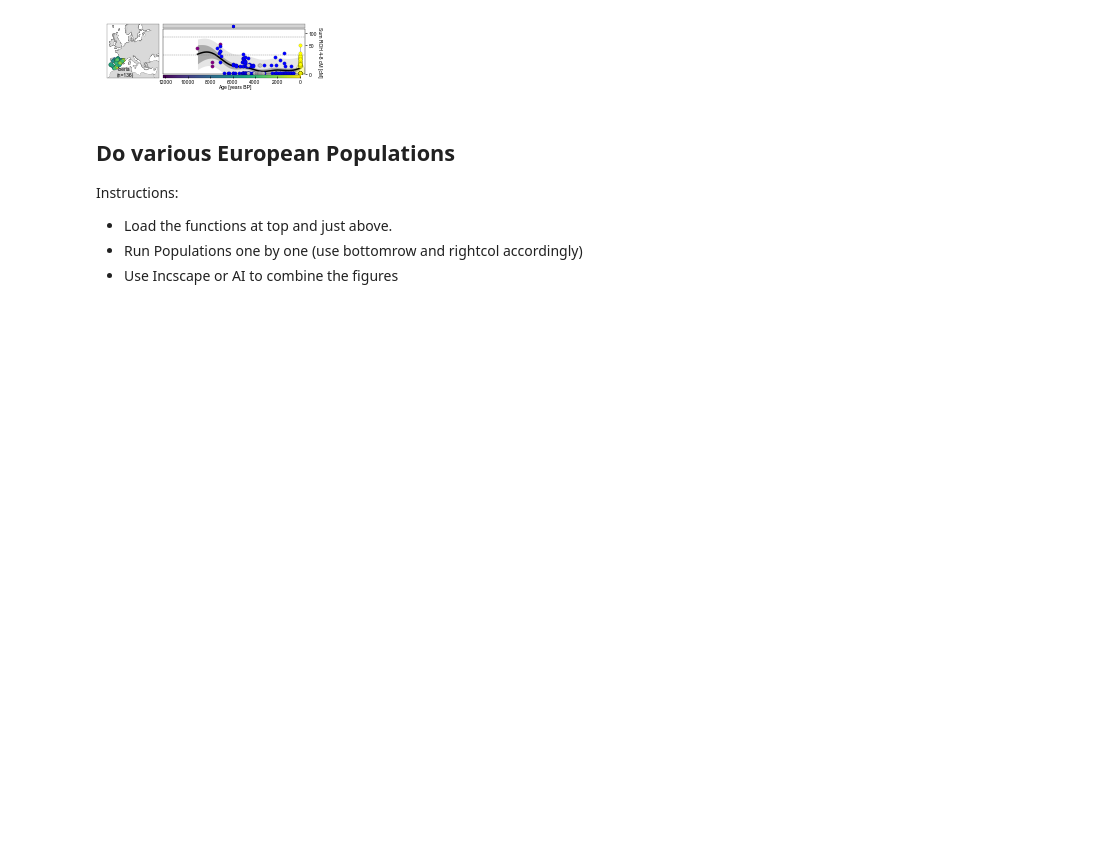
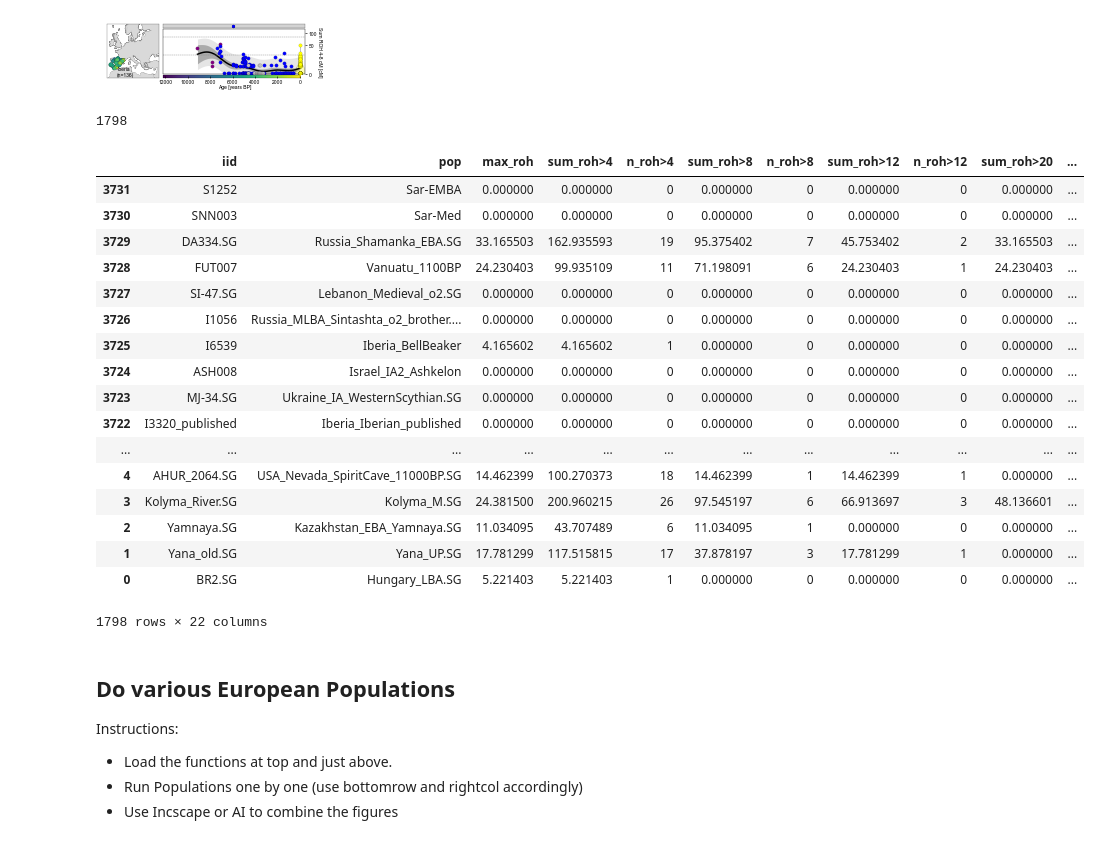
Before and after one commit to hringbauer/hapROH, a Jupyter notebook: Notebooks/Figures/plot_timelinesROH.ipynb, the cells around one changed output. Drawn from its saved outputs; the diff is of its cells as text; code cells hidden in the pictures; blank space fills up the shorter version.

```diff
--- a/Notebooks/Figures/plot_timelinesROH.ipynb
+++ b/Notebooks/Figures/plot_timelinesROH.ipynb
@@ -543,6 +543,35 @@ Optimum: 2.8**2 * RBF(length_scale=1.5e+03) + WhiteKernel(noise_level=2.2)
 Log-Marginal-Likelihood: -421.0279549114607
 Saved to ./figures_test/timeline_test.pdf
 [figure]
+# %%
+df1 = pd.read_csv("./Empirical/roh_all_inds_final_v42.csv", sep="\t")
+# %%
+df_anc = df1[df1["age"]>0]
+# %%
+len(df_anc)
+# %% [output]
+1798
+# %%
+df_anc.sort_values(by="n_cov_snp")
+# %% [output]
+|  | iid | pop | max_roh | sum_roh>4 | n_roh>4 | sum_roh>8 | n_roh>8 | sum_roh>12 | n_roh>12 | sum_roh>20 | ... |
+| 3731 | S1252 | Sar-EMBA | 0.000000 | 0.000000 | 0 | 0.000000 | 0 | 0.000000 | 0 | 0.000000 | ... |
+| 3730 | SNN003 | Sar-Med | 0.000000 | 0.000000 | 0 | 0.000000 | 0 | 0.000000 | 0 | 0.000000 | ... |
+| 3729 | DA334.SG | Russia_Shamanka_EBA.SG | 33.165503 | 162.935593 | 19 | 95.375402 | 7 | 45.753402 | 2 | 33.165503 | ... |
+| 3728 | FUT007 | Vanuatu_1100BP | 24.230403 | 99.935109 | 11 | 71.198091 | 6 | 24.230403 | 1 | 24.230403 | ... |
+| 3727 | SI-47.SG | Lebanon_Medieval_o2.SG | 0.000000 | 0.000000 | 0 | 0.000000 | 0 | 0.000000 | 0 | 0.000000 | ... |
+| 3726 | I1056 | Russia_MLBA_Sintashta_o2_brother.... | 0.000000 | 0.000000 | 0 | 0.000000 | 0 | 0.000000 | 0 | 0.000000 | ... |
+| 3725 | I6539 | Iberia_BellBeaker | 4.165602 | 4.165602 | 1 | 0.000000 | 0 | 0.000000 | 0 | 0.000000 | ... |
+| 3724 | ASH008 | Israel_IA2_Ashkelon | 0.000000 | 0.000000 | 0 | 0.000000 | 0 | 0.000000 | 0 | 0.000000 | ... |
+| 3723 | MJ-34.SG | Ukraine_IA_WesternScythian.SG | 0.000000 | 0.000000 | 0 | 0.000000 | 0 | 0.000000 | 0 | 0.000000 | ... |
+| 3722 | I3320_published | Iberia_Iberian_published | 0.000000 | 0.000000 | 0 | 0.000000 | 0 | 0.000000 | 0 | 0.000000 | ... |
+| ... | ... | ... | ... | ... | ... | ... | ... | ... | ... | ... | ... |
+| 4 | AHUR_2064.SG | USA_Nevada_SpiritCave_11000BP.SG | 14.462399 | 100.270373 | 18 | 14.462399 | 1 | 14.462399 | 1 | 0.000000 | ... |
+| 3 | Kolyma_River.SG | Kolyma_M.SG | 24.381500 | 200.960215 | 26 | 97.545197 | 6 | 66.913697 | 3 | 48.136601 | ... |
+| 2 | Yamnaya.SG | Kazakhstan_EBA_Yamnaya.SG | 11.034095 | 43.707489 | 6 | 11.034095 | 1 | 0.000000 | 0 | 0.000000 | ... |
+| 1 | Yana_old.SG | Yana_UP.SG | 17.781299 | 117.515815 | 17 | 37.878197 | 3 | 17.781299 | 1 | 0.000000 | ... |
+| 0 | BR2.SG | Hungary_LBA.SG | 5.221403 | 5.221403 | 1 | 0.000000 | 0 | 0.000000 | 0 | 0.000000 | ... |
+1798 rows × 22 columns
 # %%
 #df_t.sort_values(by="sum_roh>20", ascending=False)
 # %% [markdown]
```
Also changed, not shown: parts of 1 cell of this notebook, 8 other files.
